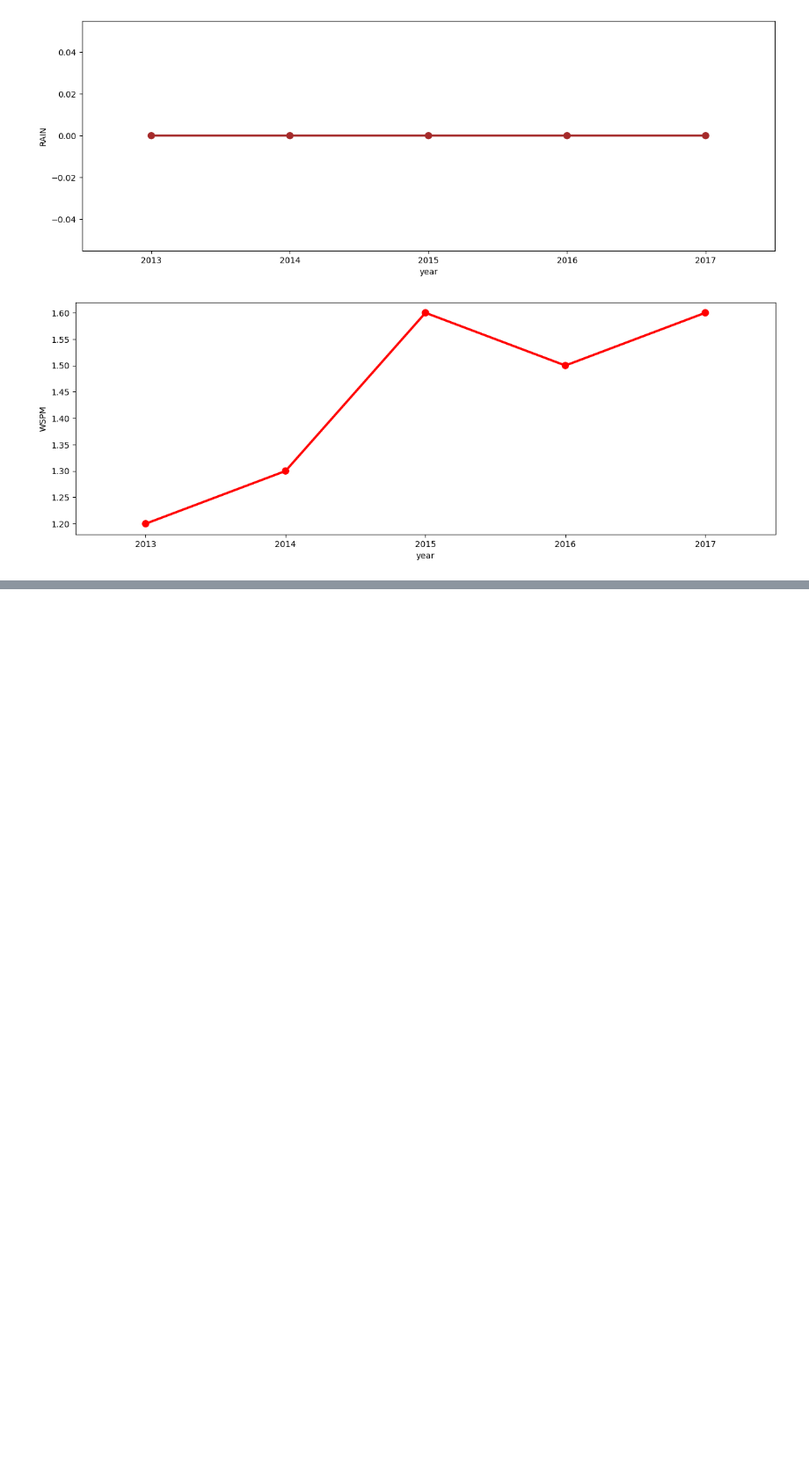
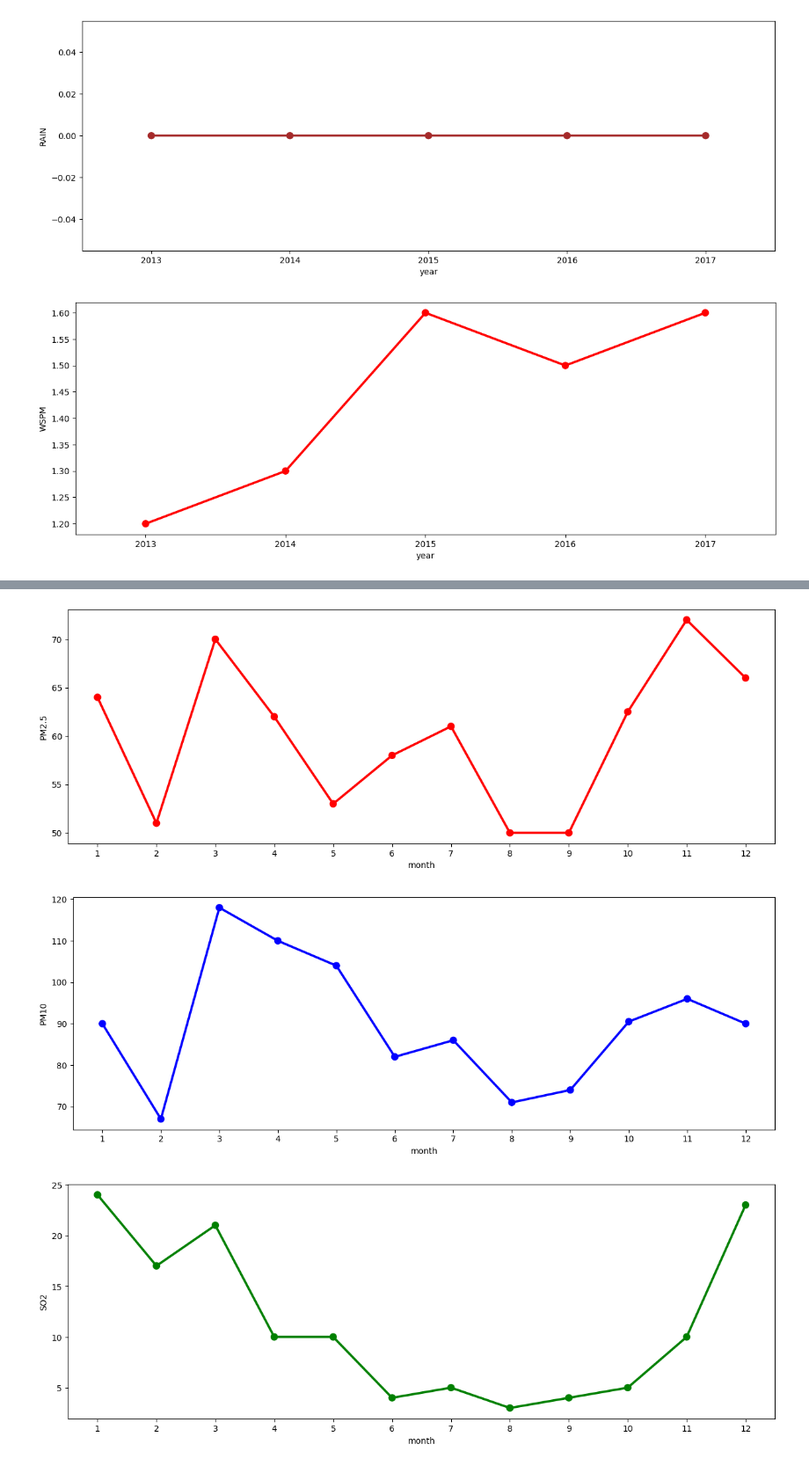
Before and after one commit to Afkerian/Beijing-Multi-Site-Air-Quality-Data-Data-Set, a Jupyter notebook: notebooks/analyticis.ipynb, the cells around one changed output, grey strips where cells are left out. Shown at 88% size. Saved outputs shown, nothing was run; the diff lists cells and outputs as text; code cells hidden in the pictures; blank space fills up the shorter version.

Commit message:
Plot of points, variables with respect to the month and hour

```diff
--- a/notebooks/analyticis.ipynb
+++ b/notebooks/analyticis.ipynb
@@ -321,0 +342,9 @@ for i, colum in enumerate(columns_all):
+# %%
+for i, colum in enumerate(columns_all):
+    df_aux = df[[colum,'month']].groupby(["month"]).median().reset_index().sort_values(by='month',ascending=False)
+    f,ax=plt.subplots(figsize=(15,5))
+    sns.pointplot(x='month', y=str(colum), data=df_aux, markers='o', color=colors[i % len(colors)])
+# %% [output]
+[figure, added]
+[figure, added]
+[figure, added]
```
Also changed, not shown: parts of 3 cells of this notebook.
